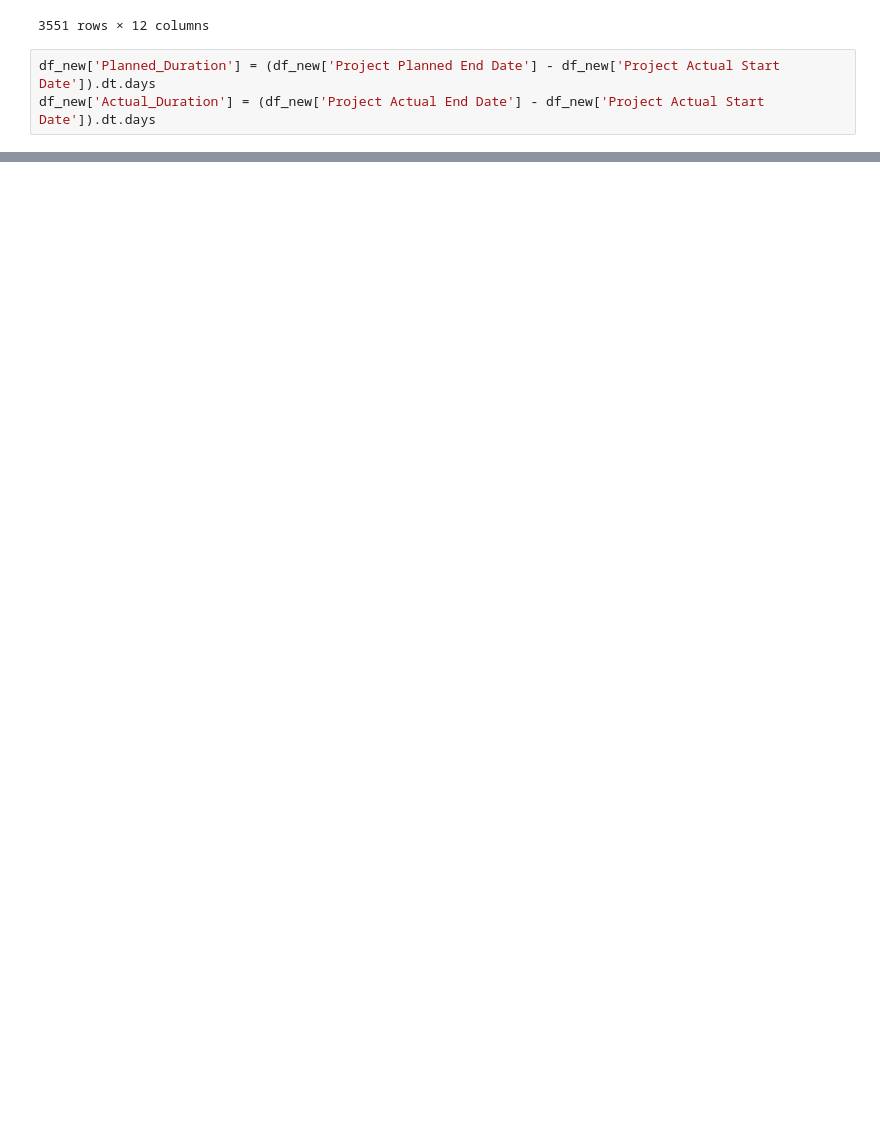
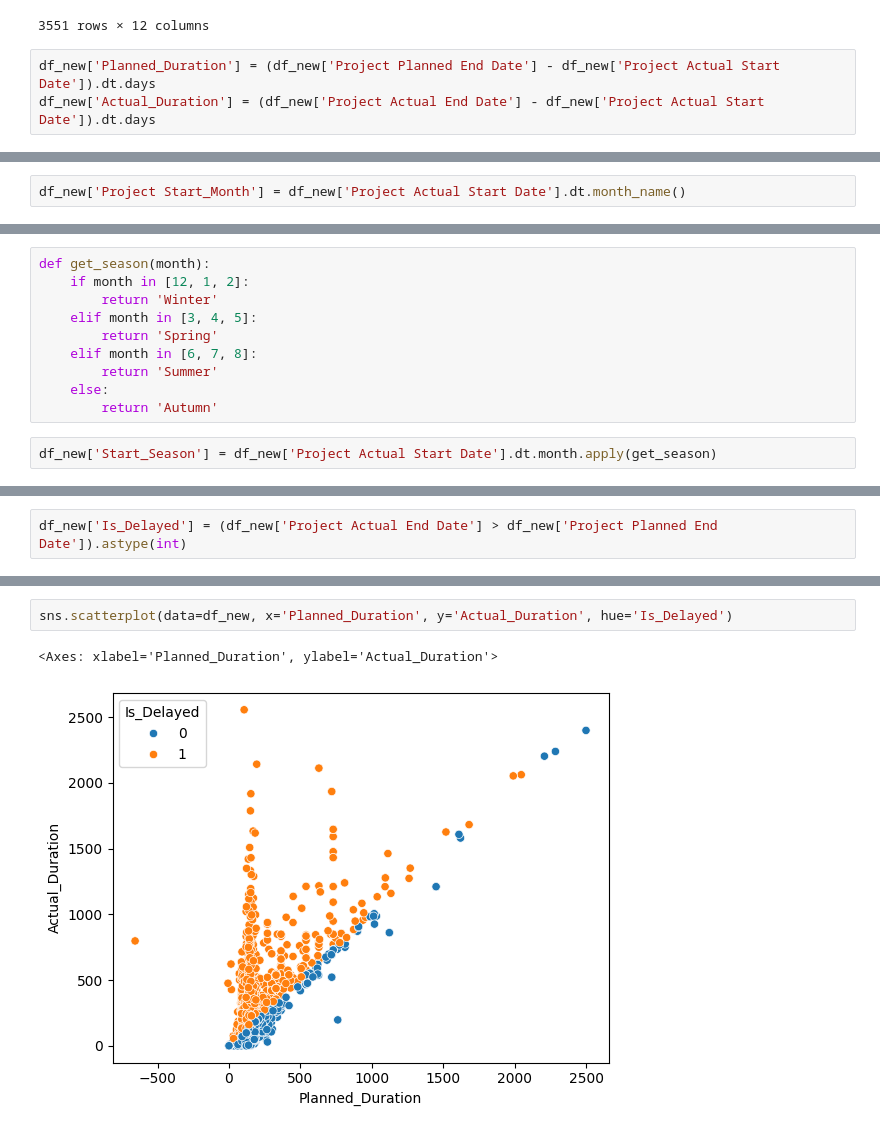
Before and after one commit to Deelaw15/Construction-Delay-Analysis, a Jupyter notebook: Delay prediction.ipynb, the cells around one changed output, grey strips where cells are left out. Saved outputs shown, nothing was run; the diff lists cells and outputs as text; blank space fills up the shorter version.

```diff
--- a/Delay prediction.ipynb
+++ b/Delay prediction.ipynb
@@ -134,3 +145,5 @@ df_new.tail(5)
 | 8859 | 32 | BETHESDA DAY CARE CENTER OF BROOKLYN | SCA CIP | ACS EARLY LEARN LEASE IMPROVEMENT | Scope | ... |
 | 8863 | 32 | 200 CENTRAL AVENUE DAY CARE CENTER | SCA CIP | ACS EARLY LEARN LEASE RENEWAL | Scope | ... |
 | 8864 | 32 | 200 CENTRAL AVENUE DAY CARE CENTER | SCA CIP | ACS EARLY LEARN LEASE RENEWAL | Design | ... |
+# %%
+df_new['Project Start_Month'] = df_new['Project Actual Start Date'].dt.month_name()
@@ -136,0 +166,12 @@ df_new.tail(5)
+# %%
+def get_season(month):
+    if month in [12, 1, 2]:
+        return 'Winter'
+    elif month in [3, 4, 5]:
+        return 'Spring'
+    elif month in [6, 7, 8]:
+        return 'Summer'
+    else:
+        return 'Autumn'
+# %%
+df_new['Start_Season'] = df_new['Project Actual Start Date'].dt.month.apply(get_season)
@@ -136,0 +187,2 @@ df_new.tail(5)
+# %%
+df_new['Is_Delayed'] = (df_new['Project Actual End Date'] > df_new['Project Planned End Date']).astype(int)
@@ -136,0 +250,5 @@ df_new.tail(5)
+# %%
+sns.scatterplot(data=df_new, x='Planned_Duration', y='Actual_Duration', hue='Is_Delayed')
+# %% [output]
+<Axes: xlabel='Planned_Duration', ylabel='Actual_Duration'>
+[figure, added]
```
Also changed, not shown: parts of 11 cells of this notebook.
